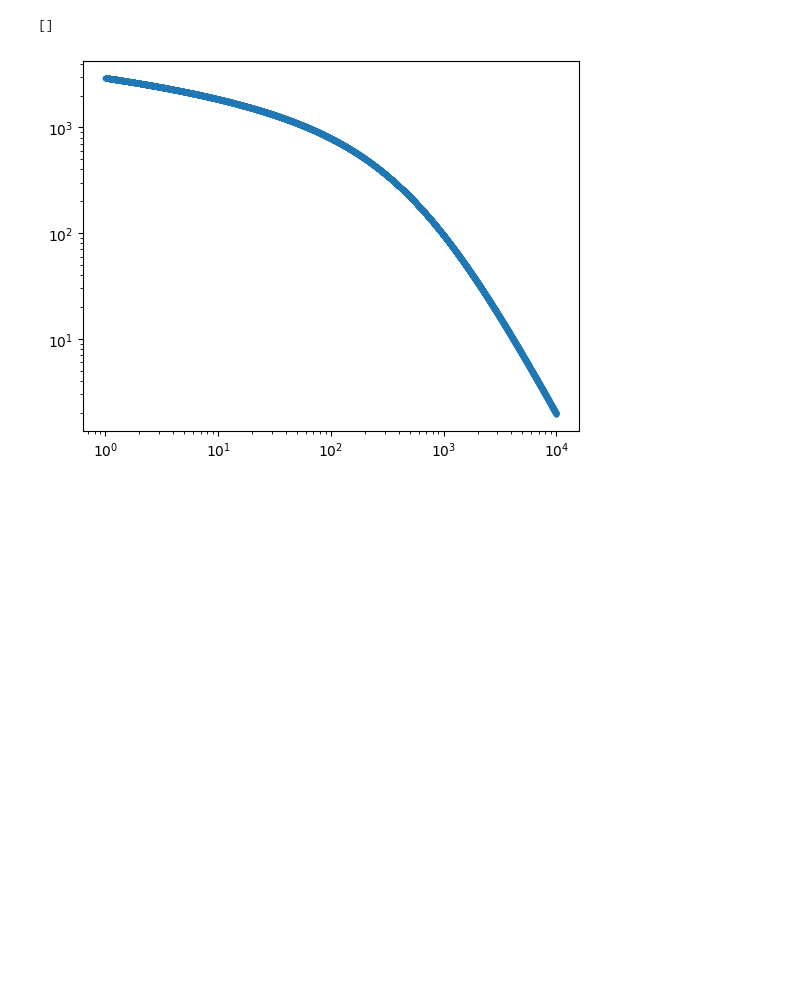
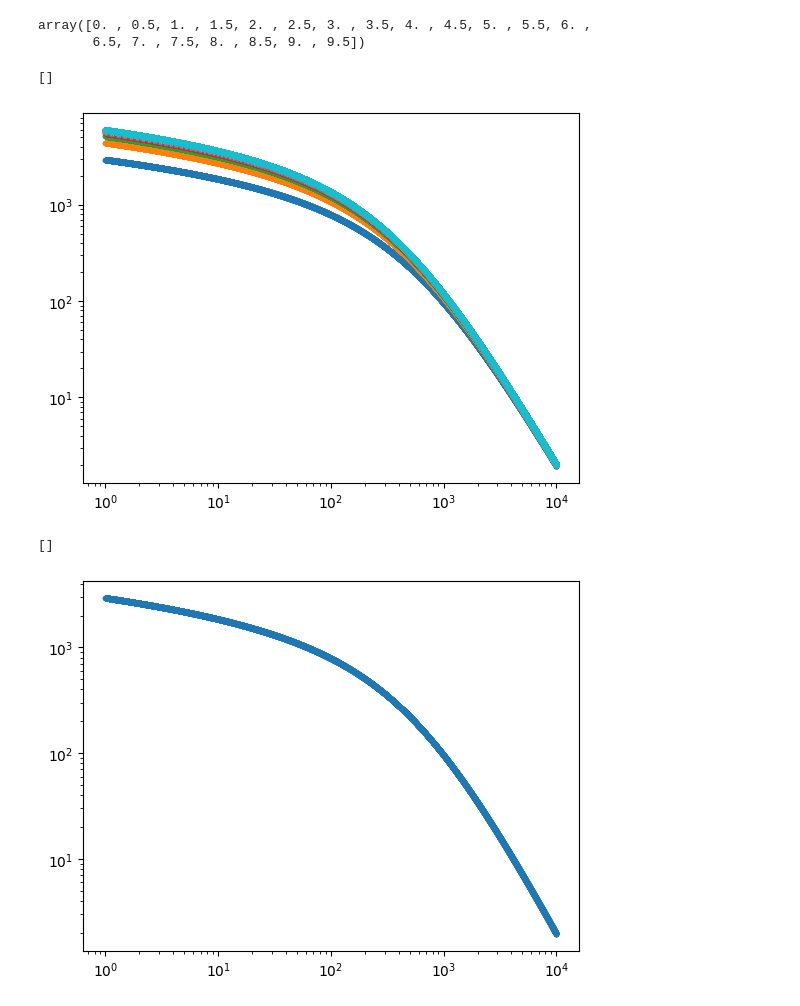
Before and after one commit to davidharvey1986/symbolic_regression, a Jupyter notebook: src/symbolic_regression.ipynb, the cells around one changed output. Cells and saved outputs as stored; diff of their text form; code cells hidden in the pictures; blank space fills up the shorter version.

Commit message:
projected NFW

```diff
--- a/src/symbolic_regression.ipynb
+++ b/src/symbolic_regression.ipynb
@@ -8,10 +8,21 @@ from astropy.cosmology import Planck18
 from astropy import units
 # %%
 from generate_data import *
+# %%
+np.arange(0,10,0.5)
+# %% [output]
+array([0. , 0.5, 1. , 1.5, 2. , 2.5, 3. , 3.5, 4. , 4.5, 5. , 5.5, 6. ,
+       6.5, 7. , 7.5, 8. , 8.5, 9. , 9.5])
 # %%
-nfw = example_generate_samples_2D(
-    nsamples=1000,
-    halo_mass=10**15*units.Msun,
-    cluster_redshift=0.25
-    )
+for i in np.arange(0,10,0.5):
+    nfw = NFW_projected(
+        nsamples=1000,
+        halo_mass=10**15*units.Msun,
+        cluster_redshift=i
+        )
+    plt.plot(nfw[0], nfw[1],'.')
+plt.loglog()
+# %% [output]
+[]
+[figure, added]
 # %%
```
Also changed, not shown: parts of 1 cell of this notebook, 1 other file.
